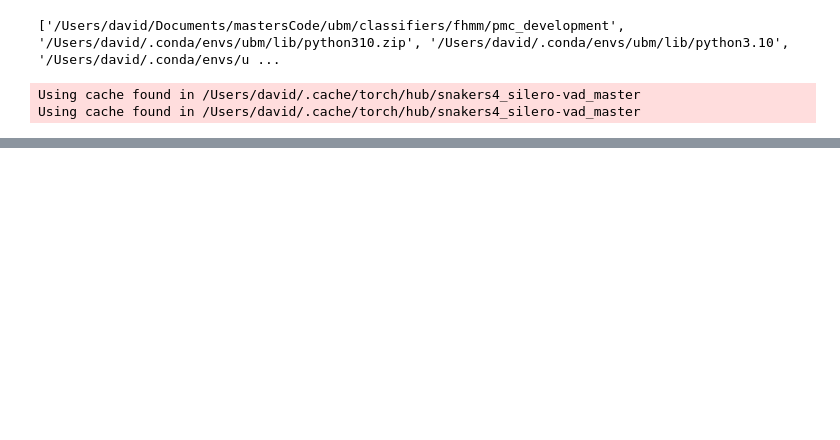
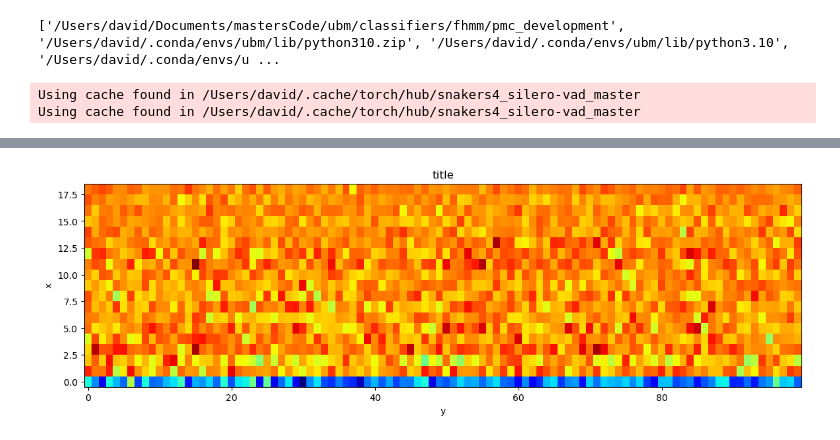
Before and after one commit to Davidjames9610/ubm, a Jupyter notebook: classifiers/fhmm/pmc_development/1_speaker_demo_pmc.ipynb, the cells around one changed output, grey strips where cells are left out. Saved outputs shown, nothing was run; the diff lists cells and outputs as text; code cells hidden in the pictures; blank space fills up the shorter version.

```diff
--- a/classifiers/fhmm/pmc_development/1_speaker_demo_pmc.ipynb
+++ b/classifiers/fhmm/pmc_development/1_speaker_demo_pmc.ipynb
@@ -77,0 +87,8 @@ plt.plot(noisey_speaker)
+# %%
+s2_feat = mfcc.mfcc(sig=noise, fs=config.SAMPLE_RATE, num_ceps=20, nfilts=20)[:,1:]
+s2_hmm = hmm.GaussianHMM(1)
+s2_hmm.fit(s2_feat)
+s2_hmm_sampled, _ = s2_hmm.sample(100)
+vis.show_features(s2_hmm_sampled, 'title', 'x', 'y')
+# %% [output]
+[figure, added]
```
Also changed, not shown: parts of 11 cells of this notebook, 4 other files.
